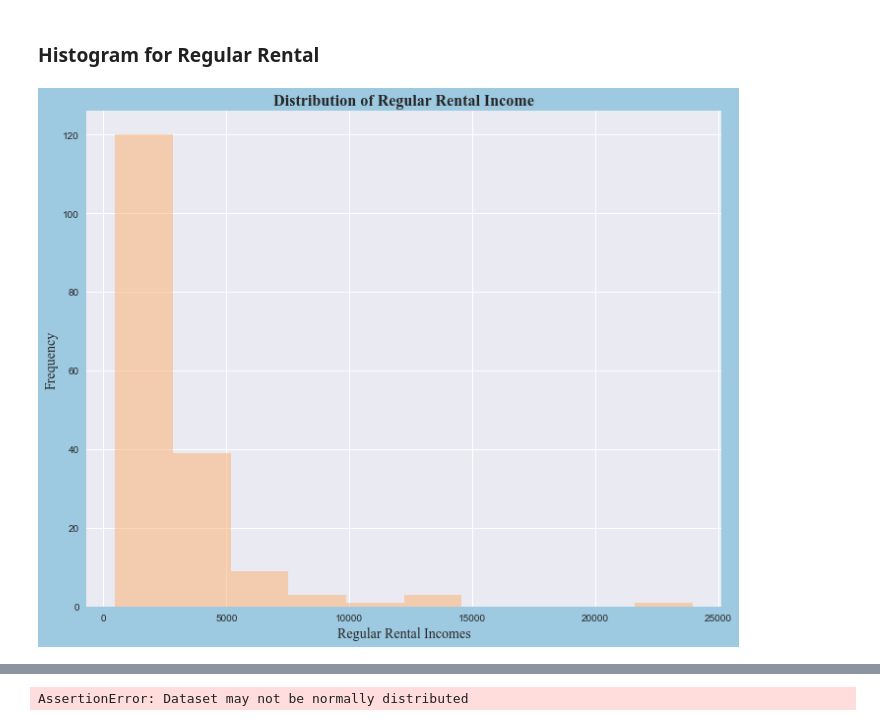
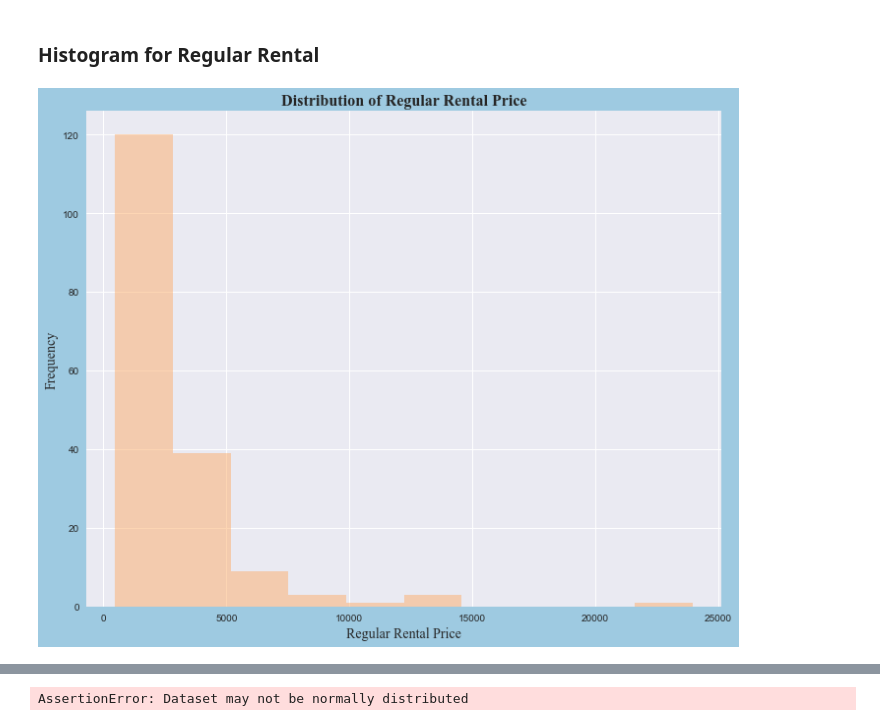
Before and after one commit to rebeccabland3/LA-Real-Estate, a Jupyter notebook: real_estate_matplotlib.ipynb, the cells around one changed output, grey strips where cells are left out. Drawn from its saved outputs; the diff is of its cells as text; code cells hidden in the pictures.

```diff
--- a/real_estate_matplotlib.ipynb
+++ b/real_estate_matplotlib.ipynb
@@ -234,19 +231,19 @@ std_Regular = mthlyRI_Regular.std()
 # %%
 # Set figure size, color and font style
 plt.figure(figsize=(10, 8), facecolor="#9ecae1")
 
 # Plot histogram, set labels, titles and other formatting elements
 plt.hist(mthlyRI_Regular, alpha=0.5, color="#fdae6b")
-plt.xlabel('Regular Rental Incomes',  **tnr_font, fontsize=14)
+plt.xlabel('Regular Rental Price',  **tnr_font, fontsize=14)
 plt.ylabel('Frequency', **tnr_font, fontsize=14)
-plt.title("Distribution of Regular Rental Income", fontsize=16, **tnr_font, weight="bold")
+plt.title("Distribution of Regular Rental Price", fontsize=16, **tnr_font, weight="bold")
 plt.tight_layout()
 
 # Save image as png
 plt.savefig("images/regular_histogram.png")
 plt.show()
 # %% [output]
-[figure, old version]
+[figure, new version]
 # %%
 print(stats.normaltest(mthlyRI_Regular.sample(100)))
 # %% [output]
```
Also changed, not shown: parts of 28 cells of this notebook, 7 other files.
